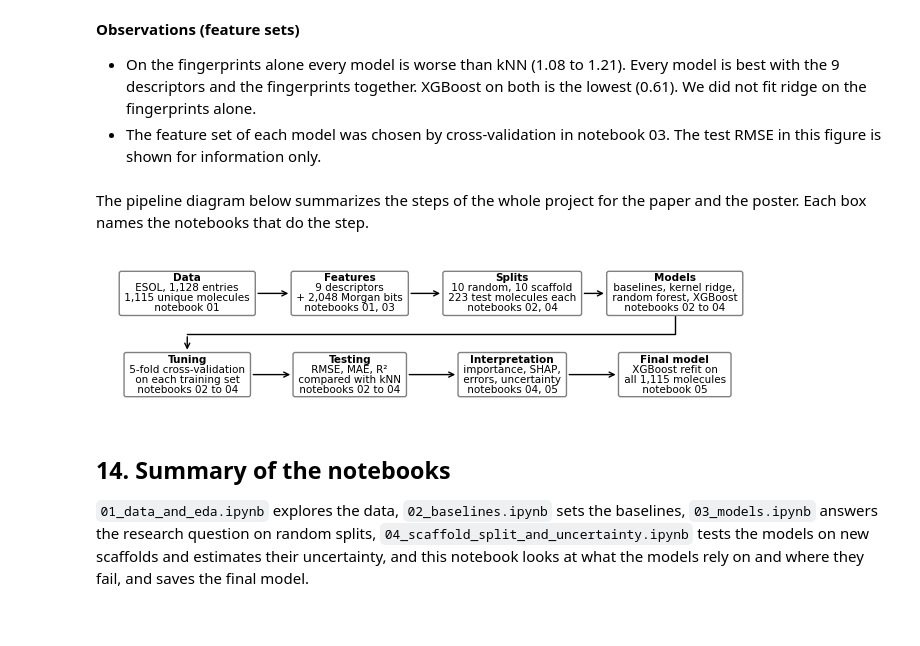
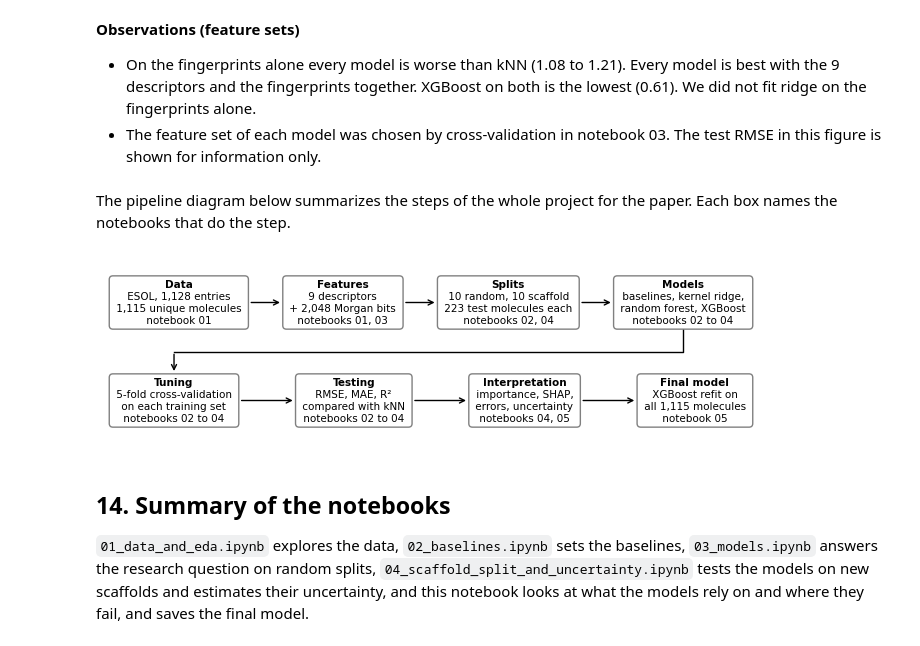
Before and after one commit to spencer-todd/esol-solubility, a Jupyter notebook: notebooks/05_interpretation.ipynb, the cells around one changed output. Cells and saved outputs as stored; diff of their text form; code cells hidden in the pictures.

```diff
--- a/notebooks/05_interpretation.ipynb
+++ b/notebooks/05_interpretation.ipynb
@@ -2699,7 +2706,8 @@ ibuprofen  predicted log S -3.26 (not in ESOL)
 # %%
 # Source: new figure. Horizontal bar chart as in Tutorial 4 (11.4), error bars = SD over the splits.
 #         SHAP beeswarm as in Tutorial 4 (5.3, Beeswarm Plot)
-# Changes: no panel titles, the caption says which model each panel shows. Plain names instead of column names
+# Changes: no panel titles. The caption says which model each panel shows. Plain names instead of column names,
+#          shorter names for two groups in (a), and each panel letter above its own panel
 
 def plain_name(group):
     """Plain name of an input or a group of inputs.
@@ -2718,7 +2726,9 @@ fig, (ax_a, ax_b) = plt.subplots(1, 2, figsize=(FULL_WIDTH, 2.5), gridspec_kw={'
 main = importance_summary.loc['XGBoost'].sort_values('mean')
 ax_a.barh(range(len(main)), main['mean'], xerr=main['std'], color=MODEL_COLOURS['XGBoost'], capsize=2)
 ax_a.set_yticks(range(len(main)))
-ax_a.set_yticklabels([plain_name(group) for group in main.index])
+# two shorter names (as on the poster), so the bars have more room
+SHORT_GROUP_NAMES = {'AromRings + AromProp': 'Aromatic rings + proportion', 'Fingerprints (2,048 bits)': 'Fingerprints'}
+ax_a.set_yticklabels([SHORT_GROUP_NAMES.get(group, plain_name(group)) for group in main.index])
 ax_a.set_xlabel('Test MAE increase when shuffled (log mol/L)')
 ax_a.grid(True, axis='x', alpha=0.3)
 ax_a.set_axisbelow(True)
@@ -2734,11 +2744,15 @@ colour_bar = fig.axes[-1]
 colour_bar.tick_params(labelsize=8)
 colour_bar.set_ylabel('Descriptor value', fontsize=8)
 plt.tight_layout()
-# panel labels at the top left of each half of the figure, after tight_layout has placed the panels
-fig.text(0.0, 0.97, '(a)', fontweight='bold')
-fig.text(0.47, 0.97, '(b)', fontweight='bold')
+# each panel letter above the left end of its panel (its longest input name), found after tight_layout
+# has placed the panels. get_tightbbox gives the box around a panel and its labels in pixels, and
+# transformed(...) turns it into figure coordinates (0 to 1), the units fig.text uses
+renderer = fig.canvas.get_renderer()
+for ax, letter in [(ax_a, '(a)'), (ax_b, '(b)')]:
+    left = ax.get_tightbbox(renderer).transformed(fig.transFigure.inverted()).x0
+    fig.text(left, 0.97, letter, fontweight='bold')
 fig.savefig(os.path.join(FIG_DIR, 'interpretation_importance_and_shap.png'), bbox_inches='tight')
-# a PDF copy stays sharp when enlarged on the poster (no creation date, so every run gives the same file)
+# a PDF copy stays sharp when the paper is zoomed in (no creation date, so every run gives the same file)
 fig.savefig(os.path.join(FIG_DIR, 'interpretation_importance_and_shap.pdf'), bbox_inches='tight',
             metadata={'CreationDate': None})
 plt.show()
@@ -2967,9 +2994,9 @@ plt.show()
 - On the fingerprints alone every model is worse than kNN (1.08 to 1.21). Every model is best with the 9 descriptors and the fingerprints together. XGBoost on both is the lowest (0.61). We did not fit ridge on the fingerprints alone.
 - The feature set of each model was chosen by cross-validation in notebook 03. The test RMSE in this figure is shown for information only.
 # %% [markdown]
-The pipeline diagram below summarizes the steps of the whole project for the paper and the poster. Each box names the notebooks that do the step.
+The pipeline diagram below summarizes the steps of the whole project for the paper. Each box names the notebooks that do the step.
 # %%
-# Source: new figure for the paper and the poster. Text boxes and arrows with matplotlib (ax.text and
+# Source: new figure for the paper. Text boxes and arrows with matplotlib (ax.text and
 #         ax.annotate, as for the labels in 01_data_and_eda.ipynb, section 8)
 # Changes: the steps of our pipeline, with the notebooks that do each step
 # each step: title, what it does (2 lines), the notebooks that do it
@@ -2982,46 +3009,61 @@ STEPS = [
     ('Testing', 'RMSE, MAE, R²\ncompared with kNN', 'notebooks 02 to 04'),
     ('Interpretation', 'importance, SHAP,\nerrors, uncertainty', 'notebooks 04, 05'),
     ('Final model', 'XGBoost refit on\nall 1,115 molecules', 'notebook 05'),
 ]
+ROW_Y = [1.56, 0.44]   # the two rows, near the top and bottom edges, with room between them for the arrow
 
 # an empty figure as wide as the page, with room for 2 rows of 4 boxes
-fig = plt.figure(figsize=(FULL_WIDTH, 1.4))
+fig = plt.figure(figsize=(FULL_WIDTH, 1.75))
 ax = fig.add_axes([0, 0, 1, 1])   # the axes fill the whole figure
 ax.set_xlim(0, 4)
 ax.set_ylim(0, 2)
 ax.axis('off')
-boxes = []
+boxes, titles = [], []
 for k, (title, text, notebooks) in enumerate(STEPS):
     row, column = divmod(k, 4)           # 4 boxes per row
-    x = column + 0.5
-    y = 1.58 if row == 0 else 0.42   # the two rows sit near the top and bottom edges, to leave room for the arrow
+    x, y = column + 0.5, ROW_Y[row]   # a first position (the boxes are spread out below)
     # the box holds the two text lines and the notebooks, with an empty first line for the title
     # and a little room at the sides
     padded = '\n'.join(f' {line} ' for line in f'{text}\n{notebooks}'.split('\n'))   # a space at both ends of each line
-    boxes.append(ax.text(x, y, f' \n{padded}', ha='center', va='center', fontsize=7.5, linespacing=1.0,
-                         bbox=dict(boxstyle='round,pad=0.2', facecolor='white', edgecolor='grey')))
+    boxes.append(ax.text(x, y, f' \n{padded}', ha='center', va='center', fontsize=7.5, linespacing=1.25,
+                         bbox=dict(boxstyle='round,pad=0.35', facecolor='white', edgecolor='grey')))
     # the title in bold on that first line (a second text at the same place, with empty lines below it)
-    ax.text(x, y, f'{title}\n \n \n ', ha='center', va='center', fontsize=7.5, linespacing=1.0, fontweight='bold')
+    titles.append(ax.text(x, y, f'{title}\n \n \n ', ha='center', va='center', fontsize=7.5, linespacing=1.25,
+                          fontweight='bold'))
+
+# spread the 4 boxes of each row so that the gaps between them are equal (the boxes have different widths)
+fig.canvas.draw()   # matplotlib knows the size of each box only after drawing
+for row in (0, 1):
+    widths = [box.get_bbox_patch().get_window_extent().transformed(ax.transData.inverted()).width
+              for box in boxes[4 * row:4 * row + 4]]
+    gap = (4 - 0.04 - sum(widths)) / 3   # 0.02 free at both ends of the row
+    left = 0.02
+    for k in range(4):
+        boxes[4 * row + k].set_x(left + widths[k] / 2)
+        titles[4 * row + k].set_x(left + widths[k] / 2)
+        left += widths[k] + gap
 
 # the arrows start and end at the edges of the boxes, so we first ask matplotlib where each box was drawn
 fig.canvas.draw()
 edges = [box.get_bbox_patch().get_window_extent().transformed(ax.transData.inverted()) for box in boxes]
 arrow = dict(arrowstyle='->', lw=1)
 for k in range(len(STEPS) - 1):
     if k == 3:   # from the bottom of the last box of the first row to the top of the first box of the second row
         middle = (edges[3].y0 + max(edge.y1 for edge in edges[4:])) / 2
-        ax.plot([3.5, 3.5, 0.5], [edges[3].y0, middle, middle], color='k', lw=1)
-        ax.annotate('', xy=(0.5, edges[4].y1), xytext=(0.5, middle), arrowprops=arrow)
+        top_x = (edges[3].x0 + edges[3].x1) / 2      # centre of the last box of the first row
+        bottom_x = (edges[4].x0 + edges[4].x1) / 2   # centre of the first box of the second row
+        ax.plot([top_x, top_x, bottom_x], [edges[3].y0, middle, middle], color='k', lw=1)
+        ax.annotate('', xy=(bottom_x, edges[4].y1), xytext=(bottom_x, middle), arrowprops=arrow)
     else:        # from the right edge of a box to the left edge of the next box
-        ax.annotate('', xy=(edges[k + 1].x0, 1.58 if k < 3 else 0.42), xytext=(edges[k].x1, 1.58 if k < 3 else 0.42),
-                    arrowprops=arrow)
+        y = ROW_Y[0] if k < 3 else ROW_Y[1]
+        ax.annotate('', xy=(edges[k + 1].x0, y), xytext=(edges[k].x1, y), arrowprops=arrow)
 fig.savefig(os.path.join(FIG_DIR, 'pipeline_diagram.png'), bbox_inches='tight', pad_inches=0.03)
-# a PDF copy for the poster (no creation date, so every run gives the same file)
+# a PDF copy stays sharp when the paper is zoomed in (no creation date, so every run gives the same file)
 fig.savefig(os.path.join(FIG_DIR, 'pipeline_diagram.pdf'), bbox_inches='tight', pad_inches=0.03,
             metadata={'CreationDate': None})
 plt.show()
 # %% [output]
-[figure, old version]
+[figure, new version]
 # %% [markdown]
 ## 14. Summary of the notebooks
 
```
Also changed, not shown: parts of 11 cells of this notebook, 54 other files.
